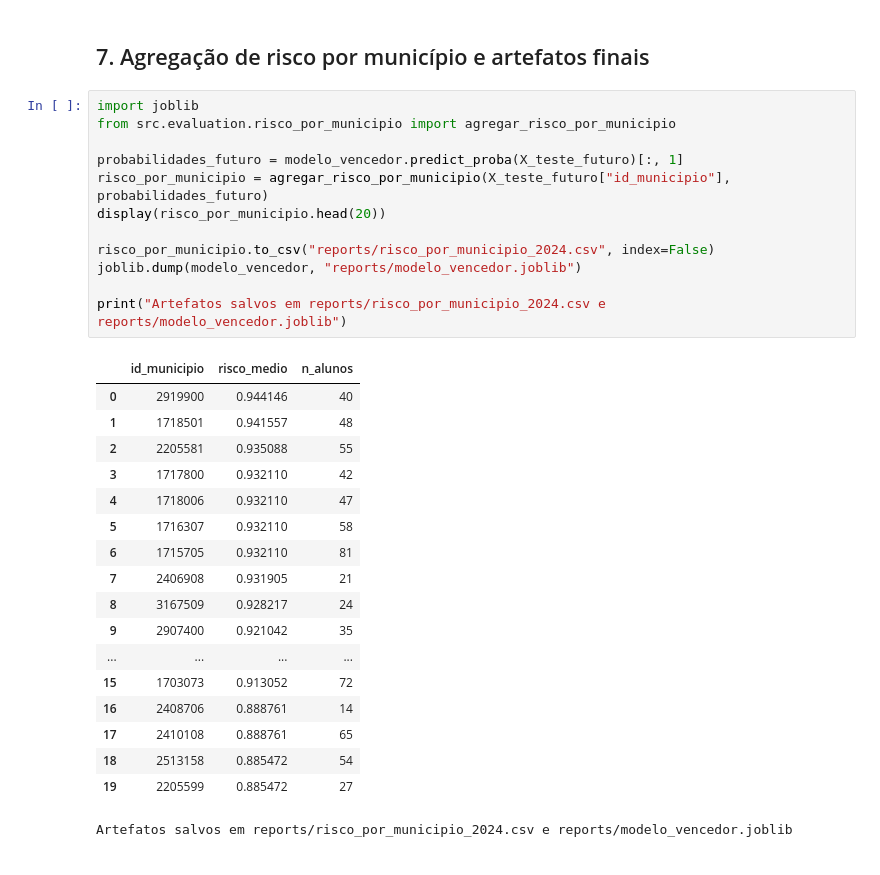
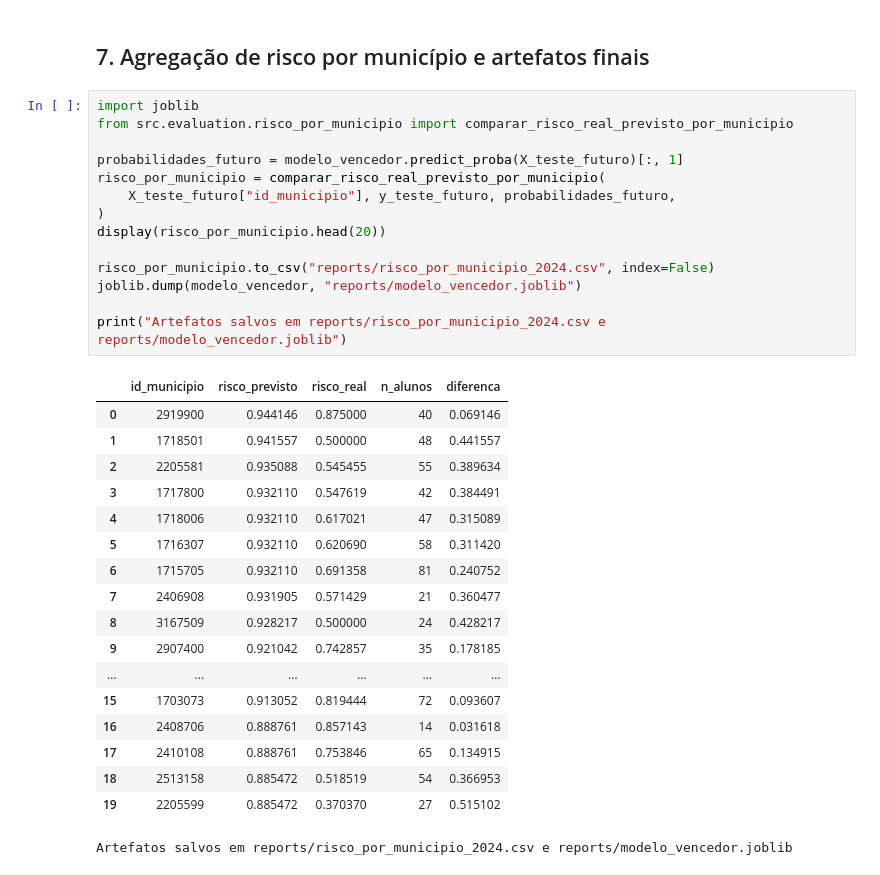
Before and after one commit to PedroVRLSaraiva/tech-challenge-fase3, a Jupyter notebook: notebooks/02_preprocessing_e_modelagem.ipynb, the cells around one changed output. Saved outputs shown, nothing was run; the diff lists cells and outputs as text.

```diff
--- a/notebooks/02_preprocessing_e_modelagem.ipynb
+++ b/notebooks/02_preprocessing_e_modelagem.ipynb
@@ -469,34 +545,36 @@ Gráficos salvos em reports/importancia_features.png, reports/curva_precisao_rec
 ## 7. Agregação de risco por município e artefatos finais
 # %%
 import joblib
-from src.evaluation.risco_por_municipio import agregar_risco_por_municipio
+from src.evaluation.risco_por_municipio import comparar_risco_real_previsto_por_municipio
 
 probabilidades_futuro = modelo_vencedor.predict_proba(X_teste_futuro)[:, 1]
-risco_por_municipio = agregar_risco_por_municipio(X_teste_futuro["id_municipio"], probabilidades_futuro)
+risco_por_municipio = comparar_risco_real_previsto_por_municipio(
+    X_teste_futuro["id_municipio"], y_teste_futuro, probabilidades_futuro,
+)
 display(risco_por_municipio.head(20))
 
 risco_por_municipio.to_csv("reports/risco_por_municipio_2024.csv", index=False)
 joblib.dump(modelo_vencedor, "reports/modelo_vencedor.joblib")
 
 print("Artefatos salvos em reports/risco_por_municipio_2024.csv e reports/modelo_vencedor.joblib")
 # %% [output]
-|  | id_municipio | risco_medio | n_alunos |
-| 0 | 2919900 | 0.944146 | 40 |
-| 1 | 1718501 | 0.941557 | 48 |
-| 2 | 2205581 | 0.935088 | 55 |
-| 3 | 1717800 | 0.932110 | 42 |
-| 4 | 1718006 | 0.932110 | 47 |
-| 5 | 1716307 | 0.932110 | 58 |
-| 6 | 1715705 | 0.932110 | 81 |
-| 7 | 2406908 | 0.931905 | 21 |
-| 8 | 3167509 | 0.928217 | 24 |
-| 9 | 2907400 | 0.921042 | 35 |
-| ... | ... | ... | ... |
-| 15 | 1703073 | 0.913052 | 72 |
-| 16 | 2408706 | 0.888761 | 14 |
-| 17 | 2410108 | 0.888761 | 65 |
-| 18 | 2513158 | 0.885472 | 54 |
-| 19 | 2205599 | 0.885472 | 27 |
+|  | id_municipio | risco_previsto | risco_real | n_alunos | diferenca |
+| 0 | 2919900 | 0.944146 | 0.875000 | 40 | 0.069146 |
+| 1 | 1718501 | 0.941557 | 0.500000 | 48 | 0.441557 |
+| 2 | 2205581 | 0.935088 | 0.545455 | 55 | 0.389634 |
+| 3 | 1717800 | 0.932110 | 0.547619 | 42 | 0.384491 |
+| 4 | 1718006 | 0.932110 | 0.617021 | 47 | 0.315089 |
+| 5 | 1716307 | 0.932110 | 0.620690 | 58 | 0.311420 |
+| 6 | 1715705 | 0.932110 | 0.691358 | 81 | 0.240752 |
+| 7 | 2406908 | 0.931905 | 0.571429 | 21 | 0.360477 |
+| 8 | 3167509 | 0.928217 | 0.500000 | 24 | 0.428217 |
+| 9 | 2907400 | 0.921042 | 0.742857 | 35 | 0.178185 |
+| ... | ... | ... | ... | ... | ... |
+| 15 | 1703073 | 0.913052 | 0.819444 | 72 | 0.093607 |
+| 16 | 2408706 | 0.888761 | 0.857143 | 14 | 0.031618 |
+| 17 | 2410108 | 0.888761 | 0.753846 | 65 | 0.134915 |
+| 18 | 2513158 | 0.885472 | 0.518519 | 54 | 0.366953 |
+| 19 | 2205599 | 0.885472 | 0.370370 | 27 | 0.515102 |
 Artefatos salvos em reports/risco_por_municipio_2024.csv e reports/modelo_vencedor.joblib
 # %% [markdown]
 ## Síntese final (alimenta o README da Task 13)
```
Also changed, not shown: parts of 4 cells of this notebook, 7 other files.
